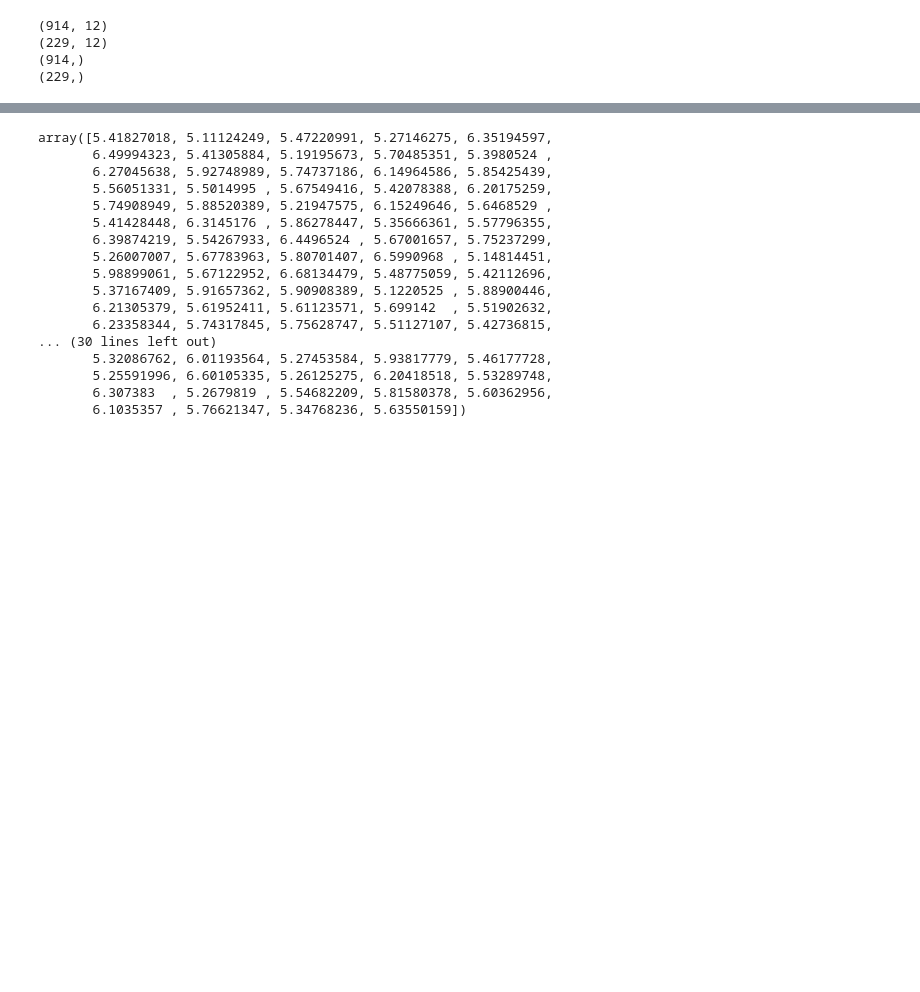
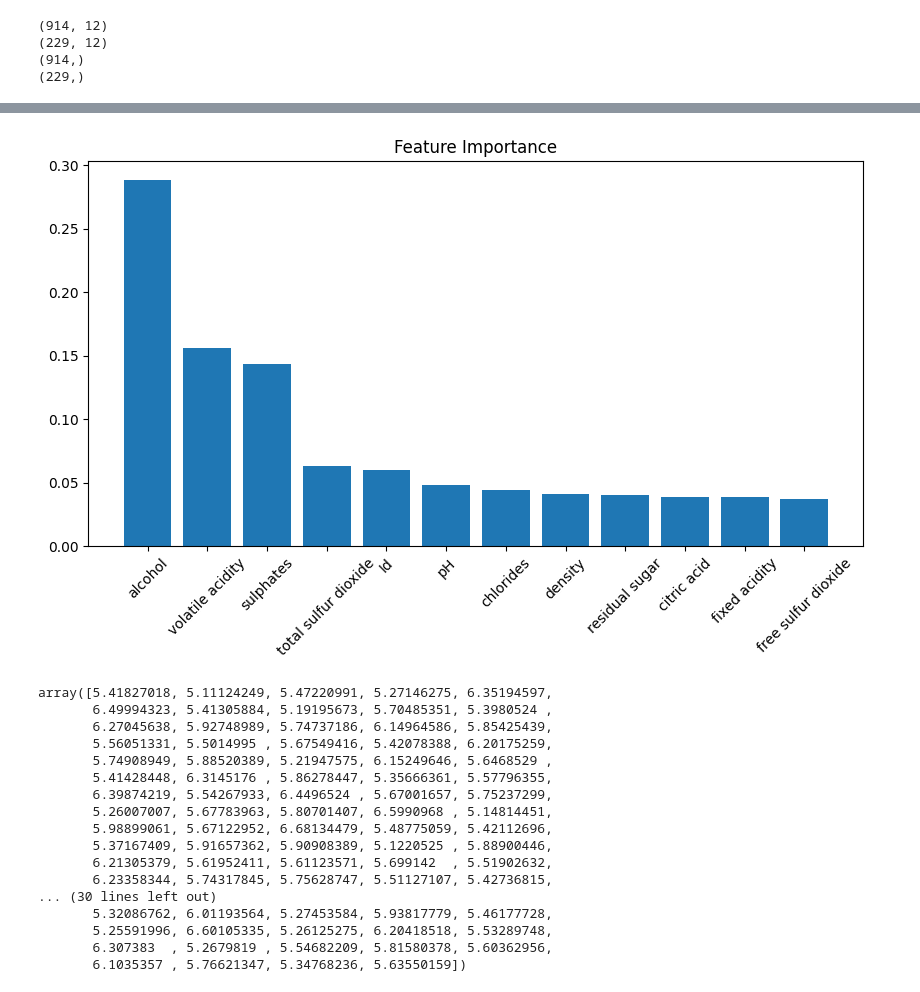
Before and after one commit to KrysyLev/End_to_end_ML_Wine_Quality_Prediction, a Jupyter notebook: research/Experiment.ipynb, the cells around one changed output, grey strips where cells are left out. Saved outputs shown, nothing was run; the diff lists cells and outputs as text; code cells hidden in the pictures; blank space fills up the shorter version.

```diff
--- a/research/Experiment.ipynb
+++ b/research/Experiment.ipynb
@@ -145,3 +233,17 @@ def eval_metrics(actual, pred):
+# %%
+import matplotlib.pyplot as plt
+import numpy as np
+
+feature_importances = rf_model.feature_importances_
+indices = np.argsort(feature_importances)[::-1]
+
+plt.figure(figsize=(10, 5))
+plt.title("Feature Importance")
+plt.bar(range(X_train.shape[1]), feature_importances[indices], align="center")
+plt.xticks(range(X_train.shape[1]), X_train.columns[indices], rotation=45)
+plt.show()
+# %% [output]
+[figure, added]
 # %%
 predicted_value = lr.predict(X_test)
 # %%
```
Also changed, not shown: parts of 14 cells of this notebook.
